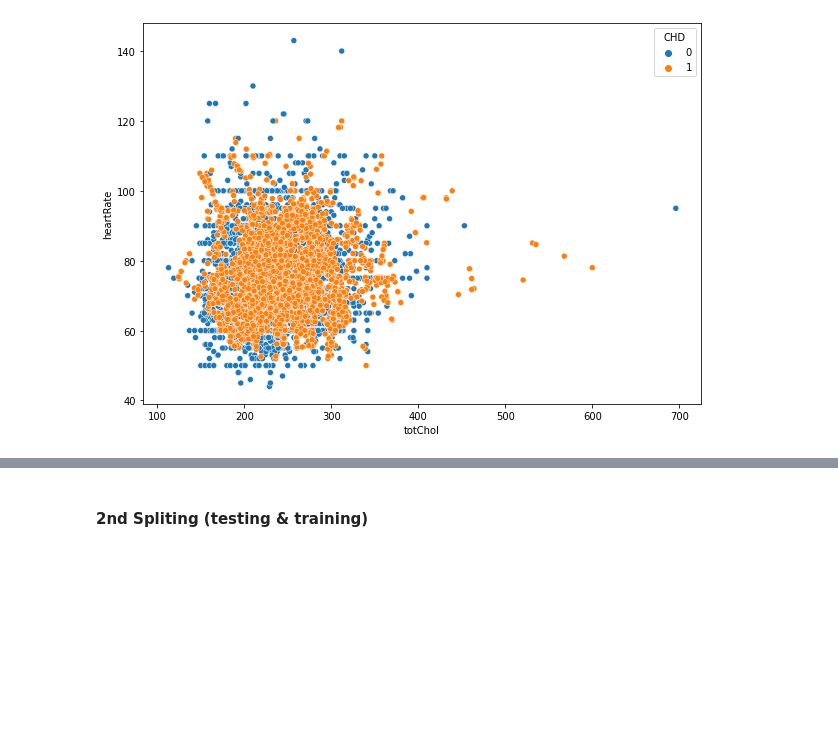
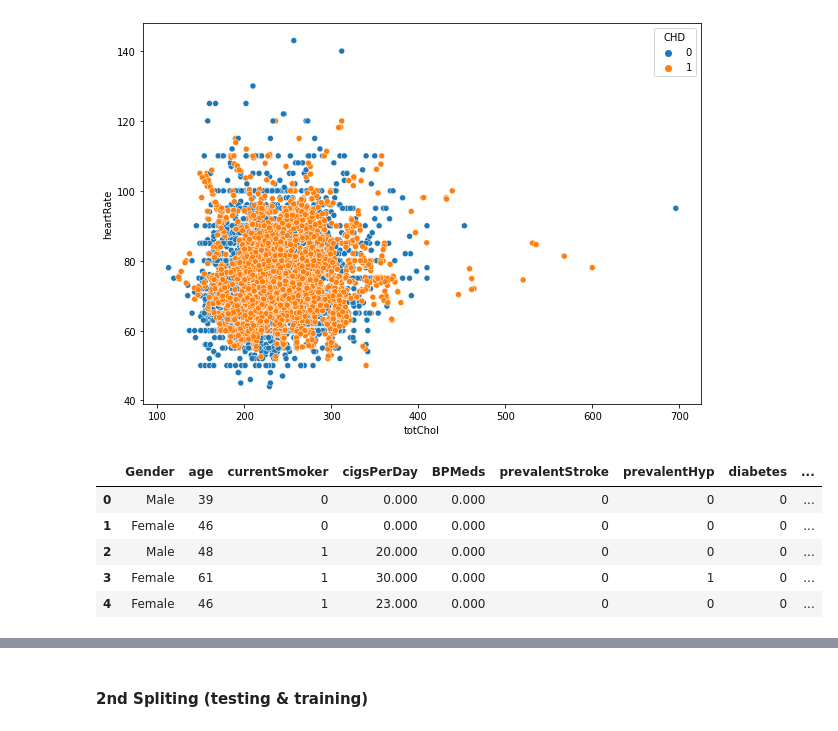
Before and after one commit to dine18/Dissertation-Project, a Jupyter notebook: HDP/HDPML.ipynb, the cells around one changed output, grey strips where cells are left out. Saved outputs shown, nothing was run; the diff lists cells and outputs as text; code cells hidden in the pictures; blank space fills up the shorter version.

```diff
--- a/HDP/HDPML.ipynb
+++ b/HDP/HDPML.ipynb
@@ -531,3 +531,13 @@ sns.scatterplot(data= df_os, x='totChol', y='heartRate', hue='CHD')
 plt.show()
 # %% [output]
 [figure]
+# %%
+df_fhs['Gender'] = df_fhs['Gender'].replace({0:'Female', 1:'Male'}) #0 = Female; 1 = Male
+df_fhs.head()
+# %% [output]
+|  | Gender | age | currentSmoker | cigsPerDay | BPMeds | prevalentStroke | prevalentHyp | diabetes | ... |
+| 0 | Male | 39 | 0 | 0.000 | 0.000 | 0 | 0 | 0 | ... |
+| 1 | Female | 46 | 0 | 0.000 | 0.000 | 0 | 0 | 0 | ... |
+| 2 | Male | 48 | 1 | 20.000 | 0.000 | 0 | 0 | 0 | ... |
+| 3 | Female | 61 | 1 | 30.000 | 0.000 | 0 | 1 | 0 | ... |
+| 4 | Female | 46 | 1 | 23.000 | 0.000 | 0 | 0 | 0 | ... |
```
Also changed, not shown: parts of 16 cells of this notebook.
